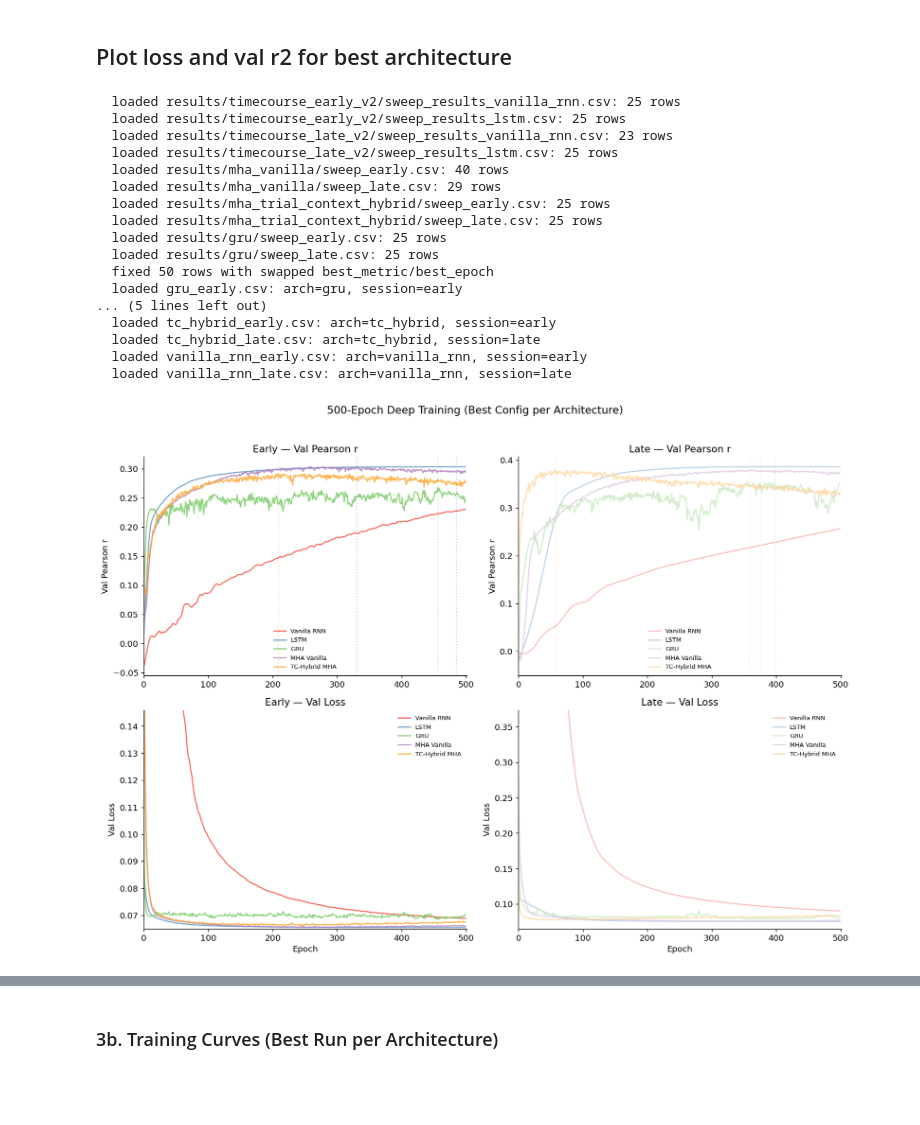
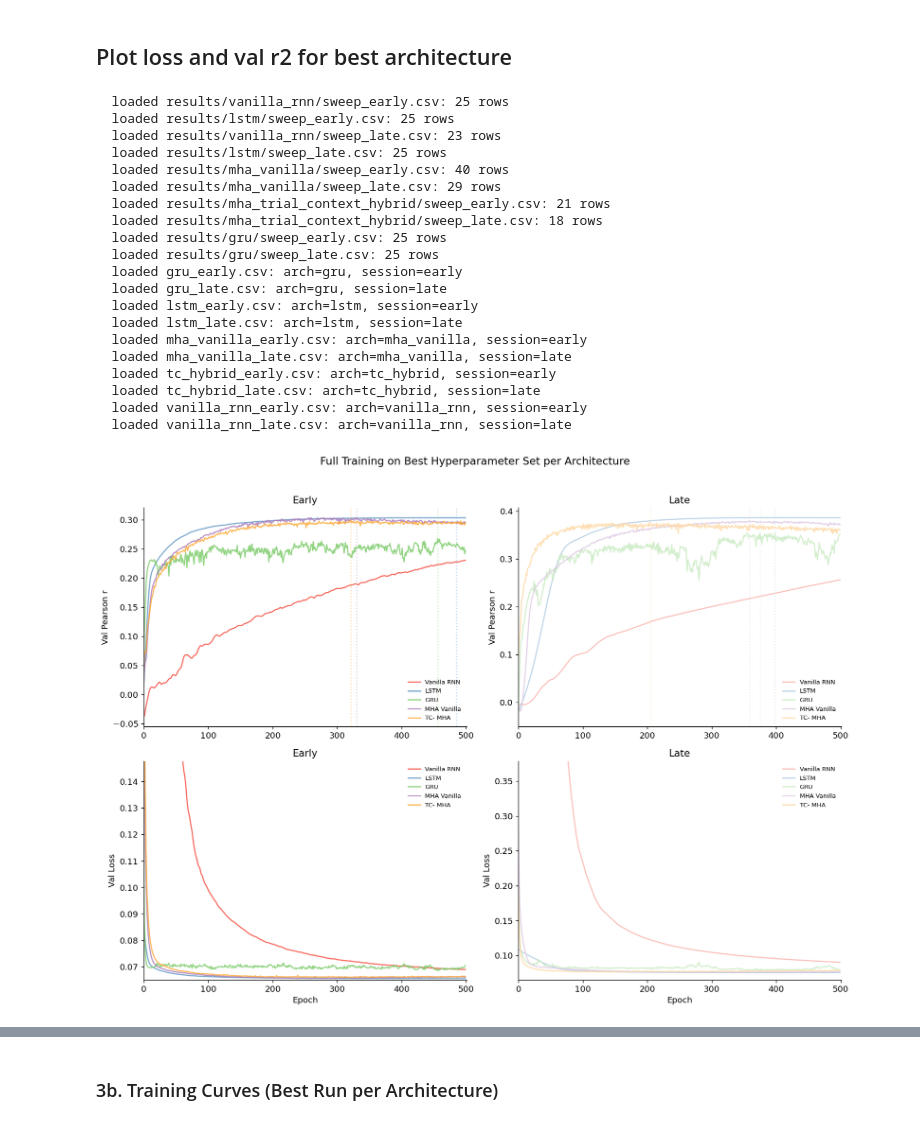
Before and after one commit to stellinaao/df-rnns, a Jupyter notebook: notebooks/evaluation_plots.ipynb, the cells around one changed output, grey strips where cells are left out. Drawn from its saved outputs; the diff is of its cells as text; code cells hidden in the pictures; blank space fills up the shorter version.

```diff
--- a/notebooks/evaluation_plots.ipynb
+++ b/notebooks/evaluation_plots.ipynb
@@ -47,7 +47,7 @@ ARCH_LABELS = {
     "lstm": "LSTM",
     "gru": "GRU",
     "mha_vanilla": "MHA Vanilla",
-    "tc_hybrid": "TC-Hybrid MHA",
+    "tc_hybrid": "TC- MHA",
 }
 ARCH_COLORS_EARLY = {
     "vanilla_rnn": "#f54b3d",
@@ -290,11 +290,13 @@ def plot_deep_training_curves(df_best: pd.DataFrame, figsize=(14, 10), target_ep
             color = _arch_color(arch, sess)
             label = _arch_label(arch)
 
+            raw_vm = row.get("val_metric_hist", None)
             val_metric = _pad_hist(
-                _parse_hist(row.get("val_metric_hist", row.get("metric_hist", []))),
+                _parse_hist(raw_vm) or _parse_hist(row.get("metric_hist", [])),
                 target_epochs)
+            raw_vl = row.get("val_loss_hist", None)
             val_loss = _pad_hist(
-                _parse_hist(row.get("val_loss_hist", row.get("loss_hist", []))),
+                _parse_hist(raw_vl) or _parse_hist(row.get("loss_hist", [])),
                 target_epochs)
 
             if val_metric:
@@ -307,53 +309,56 @@ def plot_deep_training_curves(df_best: pd.DataFrame, figsize=(14, 10), target_ep
                 ax_loss.plot(range(len(val_loss)), val_loss,
                              color=color, label=label, alpha=0.85)
 
-        ax_metric.set_title(f"{SESSION_LABELS[sess]} — Val Pearson r", fontsize=13)
+        ax_metric.set_title(f"{SESSION_LABELS[sess]}", fontsize=13)
         ax_metric.set_ylabel("Val Pearson r")
-        ax_metric.legend(frameon=False, fontsize=8)
+        ax_metric.legend(frameon=False, fontsize=8, loc='lower right')
         ax_metric.set_xlim(0,501)
         _despine(ax_metric)
 
         all_loss_vals = []
         for line in ax_loss.get_lines():
             all_loss_vals.extend(line.get_ydata())
         if all_loss_vals:
             q95 = np.percentile(all_loss_vals, 95)
             median_val = np.median(all_loss_vals)
             y_top = median_val + 3 * (q95 - median_val)
             ax_loss.set_ylim(bottom=0.065, top=max(y_top, median_val))
 
-        ax_loss.set_title(f"{SESSION_LABELS[sess]} — Val Loss", fontsize=13)
+        ax_loss.set_title(f"{SESSION_LABELS[sess]}", fontsize=13)
         ax_loss.set_xlabel("Epoch")
         ax_loss.set_ylabel("Val Loss")
         ax_loss.legend(frameon=False, fontsize=8)
         ax_loss.set_xlim(0,501)
         _despine(ax_loss)
 
-    fig.suptitle(f"{target_epochs}-Epoch Deep Training (Best Config per Architecture)", fontsize=14, y=1.02)
+    fig.suptitle(f"Full Training on Best Hyperparameter Set per Architecture", fontsize=14, y=1.02)
     plt.tight_layout()
     plt.show()
 
 _, df_best = load_all_results(REPO_ROOT)
 plot_deep_training_curves(df_best)
 # %% [output]
-  loaded results/timecourse_early_v2/sweep_results_vanilla_rnn.csv: 25 rows
-  loaded results/timecourse_early_v2/sweep_results_lstm.csv: 25 rows
-  loaded results/timecourse_late_v2/sweep_results_vanilla_rnn.csv: 23 rows
-  loaded results/timecourse_late_v2/sweep_results_lstm.csv: 25 rows
+  loaded results/vanilla_rnn/sweep_early.csv: 25 rows
+  loaded results/lstm/sweep_early.csv: 25 rows
+  loaded results/vanilla_rnn/sweep_late.csv: 23 rows
+  loaded results/lstm/sweep_late.csv: 25 rows
   loaded results/mha_vanilla/sweep_early.csv: 40 rows
   loaded results/mha_vanilla/sweep_late.csv: 29 rows
-  loaded results/mha_trial_context_hybrid/sweep_early.csv: 25 rows
-  loaded results/mha_trial_context_hybrid/sweep_late.csv: 25 rows
+  loaded results/mha_trial_context_hybrid/sweep_early.csv: 21 rows
+  loaded results/mha_trial_context_hybrid/sweep_late.csv: 18 rows
   loaded results/gru/sweep_early.csv: 25 rows
   loaded results/gru/sweep_late.csv: 25 rows
-  fixed 50 rows with swapped best_metric/best_epoch
   loaded gru_early.csv: arch=gru, session=early
-... (5 lines left out)
+  loaded gru_late.csv: arch=gru, session=late
+  loaded lstm_early.csv: arch=lstm, session=early
+  loaded lstm_late.csv: arch=lstm, session=late
+  loaded mha_vanilla_early.csv: arch=mha_vanilla, session=early
+  loaded mha_vanilla_late.csv: arch=mha_vanilla, session=late
   loaded tc_hybrid_early.csv: arch=tc_hybrid, session=early
   loaded tc_hybrid_late.csv: arch=tc_hybrid, session=late
   loaded vanilla_rnn_early.csv: arch=vanilla_rnn, session=early
   loaded vanilla_rnn_late.csv: arch=vanilla_rnn, session=late
-[figure, old version]
+[figure, new version]
 # %%
 def plot_best_per_architecture(df: pd.DataFrame, figsize=(10, 5)):
     archs = _get_archs(df)
```
Also changed, not shown: parts of 9 cells of this notebook, 5 other files.
